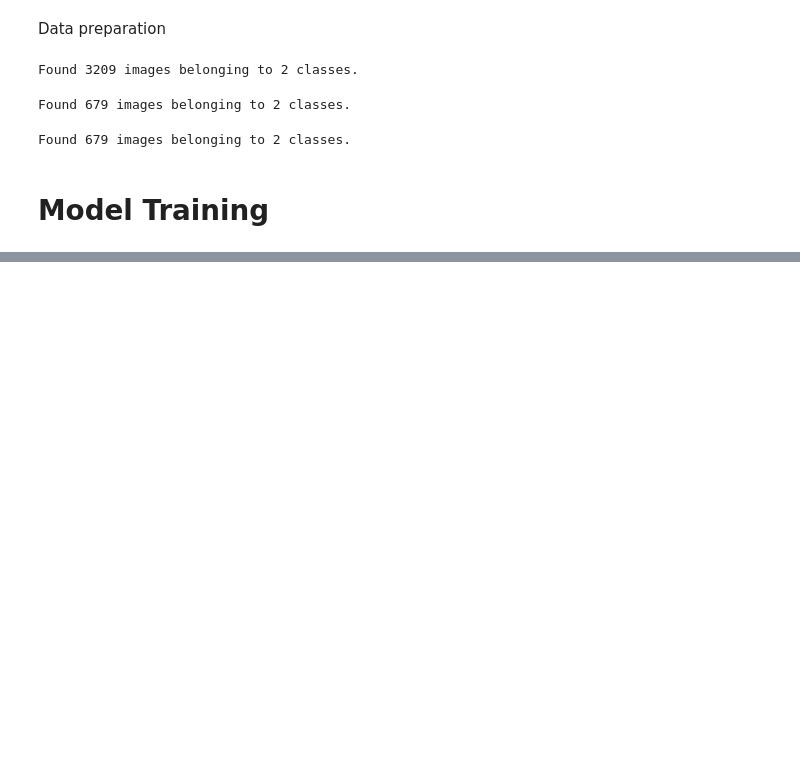
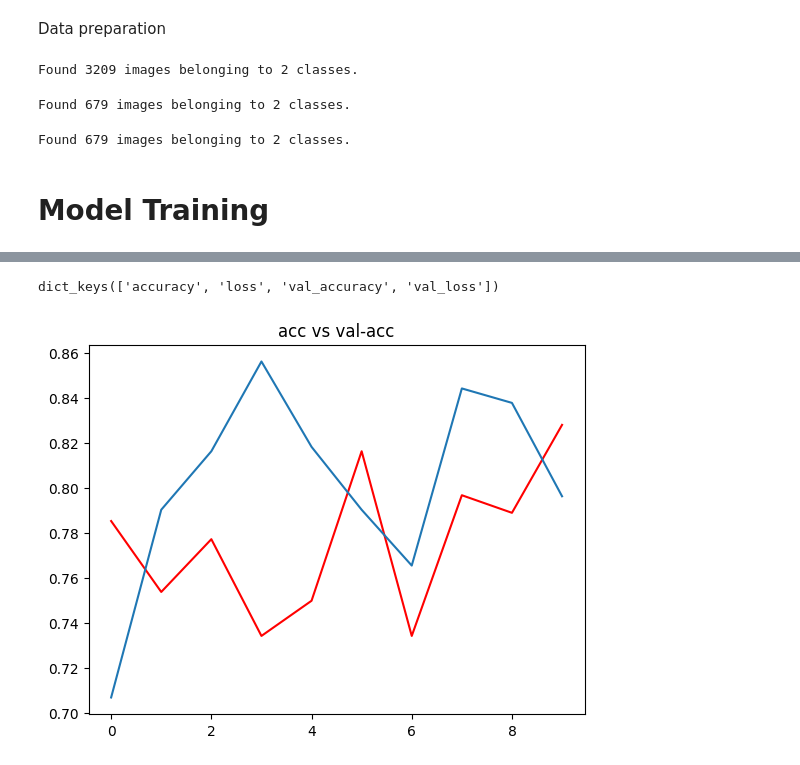
Before and after one commit to AnushkaSamaranayake/Cancer-Detection-using-Deep-Learning, a Jupyter notebook: cancer-detection.ipynb, the cells around one changed output, grey strips where cells are left out. Cells and saved outputs as stored; diff of their text form; code cells hidden in the pictures; blank space fills up the shorter version.

Commit message:
model testing

```diff
--- a/cancer-detection.ipynb
+++ b/cancer-detection.ipynb
@@ -165,14 +165,14 @@ from tensorflow.keras.callbacks import EarlyStopping, ModelCheckpoint
 
 # early stopping
 
-es = EarlyStopping(monitor='val_accuracy', min_delta=0.01, patience=3, verbose=1, mode='auto')
+es = EarlyStopping(monitor='val_accuracy', min_delta=0.01, patience=6, verbose=1, mode='auto')
 
 # model checkpoint
 
-mc = ModelCheckpoint(filepath='./bestmodel.h5 ./bestmodel.keras', monitor='val_accuracy', verbose=1, save_best_only=True, mode='auto')
+mc = ModelCheckpoint(filepath= './bestmodel.keras', monitor='val_accuracy', verbose=1, save_best_only=True, mode='auto')
 
 cd = [es,mc]
 # %% [markdown]
 # Model Training
 # %%
-history = model.fit_generator(generator=train_data, steps_per_epoch=8, epochs=30, validation_data=test_data, validation_steps=len(test_data), callbacks=cd)
+hs = model.fit(train_data, steps_per_epoch=8, epochs=30, validation_data=val_data, validation_steps=16, callbacks=cd)
@@ -178,0 +197,16 @@ history = model.fit_generator(generator=train_data, steps_per_epoch=8, epochs=30
+# %%
+# Graphical interpretation of the model
+
+h = hs.history
+h.keys()
+# %% [output]
+dict_keys(['accuracy', 'loss', 'val_accuracy', 'val_loss'])
+# %%
+import matplotlib.pyplot as plt
+plt.plot(h['accuracy'], c='red')
+plt.plot(h['val_accuracy'])
+
+plt.title("acc vs val-acc")
+plt.show()
+# %% [output]
+[figure, added]
```
Also changed, not shown: parts of 9 cells of this notebook, 1 other file.
